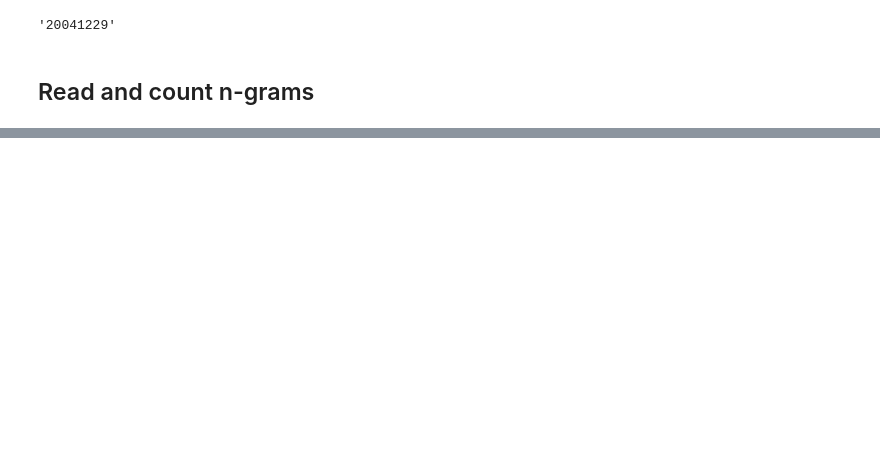
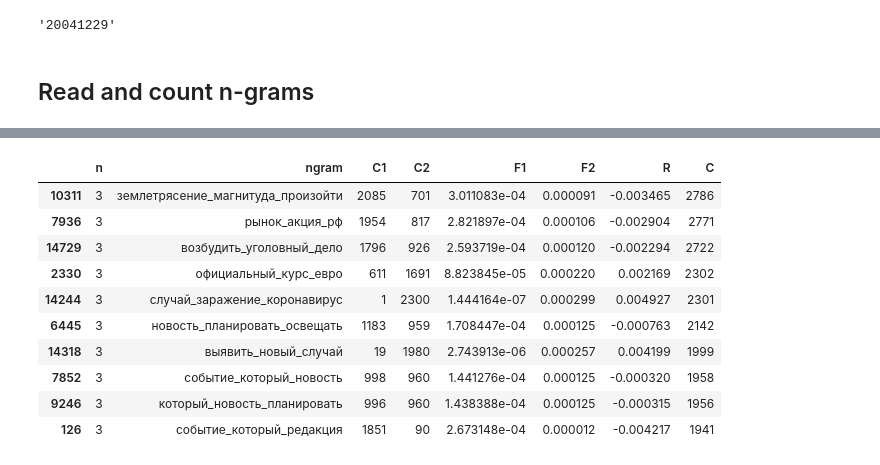
Before and after one commit to ekolonsky/RIA_news, a Jupyter notebook: RIA_Novosti_EDA_n_grams_freq_1.ipynb, the cells around one changed output, grey strips where cells are left out. Cells and saved outputs as stored; diff of their text form; code cells hidden in the pictures; blank space fills up the shorter version.

```diff
--- a/RIA_Novosti_EDA_n_grams_freq_1.ipynb
+++ b/RIA_Novosti_EDA_n_grams_freq_1.ipynb
@@ -174,0 +240,15 @@ with open('counter-100.txt','w') as file:
+# %%
+# top 10 3-grams
+df[df.n==3].sort_values('C',ascending=False ).head(10)
+# %% [output]
+|  | n | ngram | C1 | C2 | F1 | F2 | R | C |
+| 10311 | 3 | землетрясение_магнитуда_произойти | 2085 | 701 | 3.011083e-04 | 0.000091 | -0.003465 | 2786 |
+| 7936 | 3 | рынок_акция_рф | 1954 | 817 | 2.821897e-04 | 0.000106 | -0.002904 | 2771 |
+| 14729 | 3 | возбудить_уголовный_дело | 1796 | 926 | 2.593719e-04 | 0.000120 | -0.002294 | 2722 |
+| 2330 | 3 | официальный_курс_евро | 611 | 1691 | 8.823845e-05 | 0.000220 | 0.002169 | 2302 |
+| 14244 | 3 | случай_заражение_коронавирус | 1 | 2300 | 1.444164e-07 | 0.000299 | 0.004927 | 2301 |
+| 6445 | 3 | новость_планировать_освещать | 1183 | 959 | 1.708447e-04 | 0.000125 | -0.000763 | 2142 |
+| 14318 | 3 | выявить_новый_случай | 19 | 1980 | 2.743913e-06 | 0.000257 | 0.004199 | 1999 |
+| 7852 | 3 | событие_который_новость | 998 | 960 | 1.441276e-04 | 0.000125 | -0.000320 | 1958 |
+| 9246 | 3 | который_новость_планировать | 996 | 960 | 1.438388e-04 | 0.000125 | -0.000315 | 1956 |
+| 126 | 3 | событие_который_редакция | 1851 | 90 | 2.673148e-04 | 0.000012 | -0.004217 | 1941 |
```
Also changed, not shown: parts of 17 cells of this notebook.
